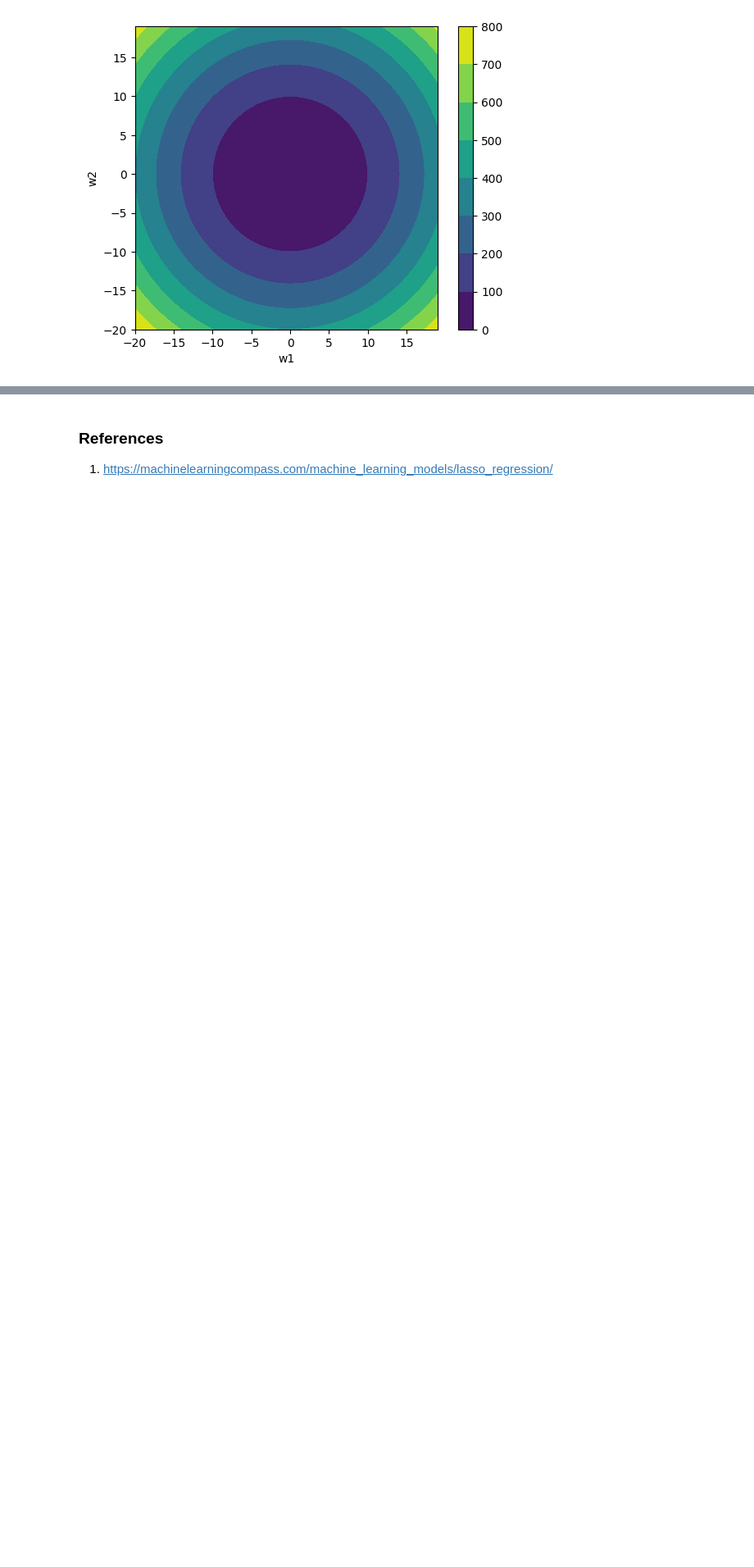
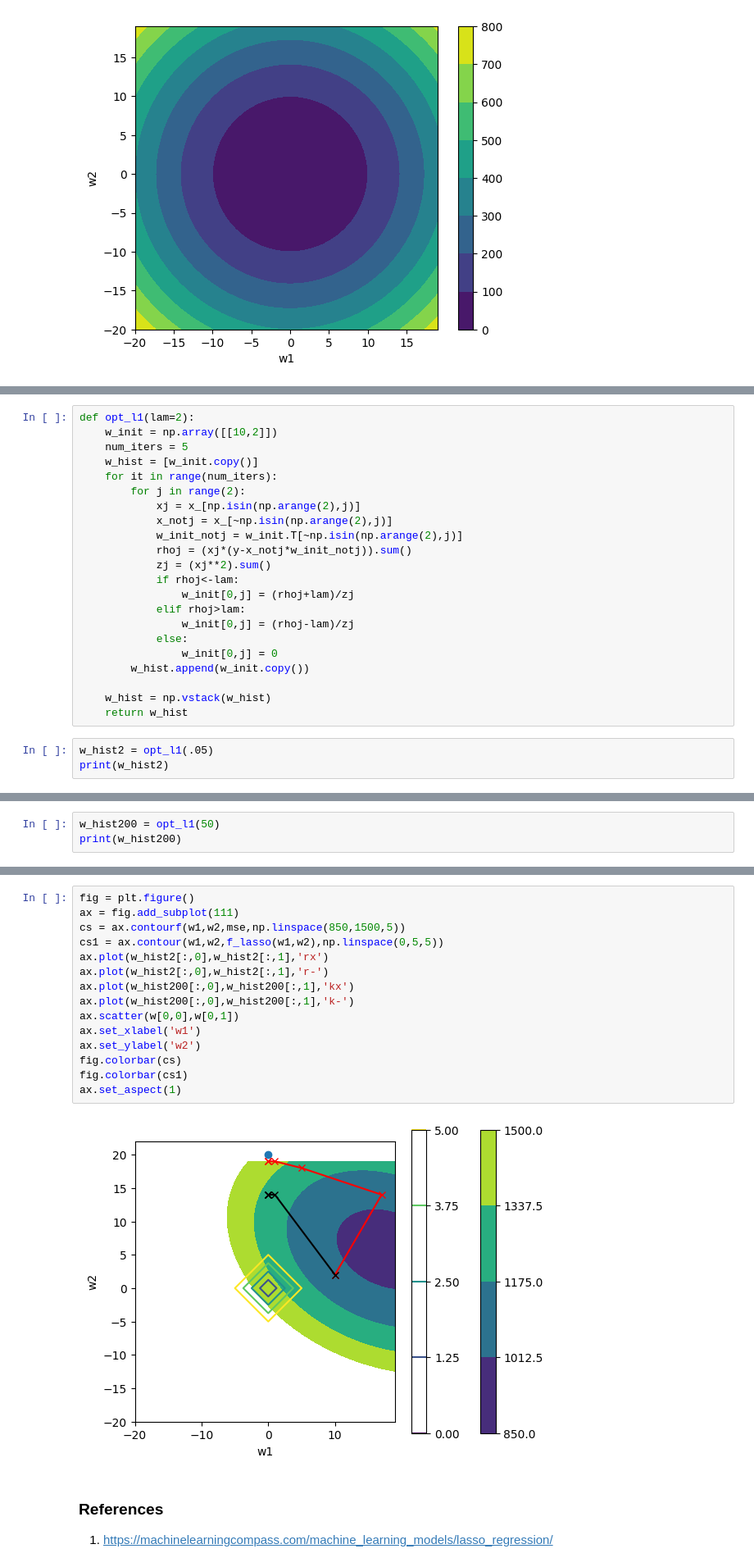
Before and after one commit to zcemycl/mlreading-hub, a Jupyter notebook: notes/ml/Lasso-Regression.ipynb, the cells around one changed output, grey strips where cells are left out. Shown at 82% size. Cells and saved outputs as stored; diff of their text form; blank space fills up the shorter version.

Commit message:
update lasso coordinate descent

```diff
--- a/notes/ml/Lasso-Regression.ipynb
+++ b/notes/ml/Lasso-Regression.ipynb
@@ -127,0 +147,25 @@ ax.set_aspect(1)
+# %%
+def opt_l1(lam=2):
+    w_init = np.array([[10,2]])
+    num_iters = 5
+    w_hist = [w_init.copy()]
+    for it in range(num_iters):
+        for j in range(2):
+            xj = x_[np.isin(np.arange(2),j)]
+            x_notj = x_[~np.isin(np.arange(2),j)]
+            w_init_notj = w_init.T[~np.isin(np.arange(2),j)]
+            rhoj = (xj*(y-x_notj*w_init_notj)).sum()
+            zj = (xj**2).sum()
+            if rhoj<-lam:
+                w_init[0,j] = (rhoj+lam)/zj
+            elif rhoj>lam:
+                w_init[0,j] = (rhoj-lam)/zj
+            else:
+                w_init[0,j] = 0
+        w_hist.append(w_init.copy())
+
+    w_hist = np.vstack(w_hist)
+    return w_hist
+# %%
+w_hist2 = opt_l1(.05)
+print(w_hist2)
@@ -127,0 +179,3 @@ ax.set_aspect(1)
+# %%
+w_hist200 = opt_l1(50)
+print(w_hist200)
@@ -128,3 +189,20 @@ ax.set_aspect(1)
+# %%
+fig = plt.figure()
+ax = fig.add_subplot(111)
+cs = ax.contourf(w1,w2,mse,np.linspace(850,1500,5))
+cs1 = ax.contour(w1,w2,f_lasso(w1,w2),np.linspace(0,5,5))
+ax.plot(w_hist2[:,0],w_hist2[:,1],'rx')
+ax.plot(w_hist2[:,0],w_hist2[:,1],'r-')
+ax.plot(w_hist200[:,0],w_hist200[:,1],'kx')
+ax.plot(w_hist200[:,0],w_hist200[:,1],'k-')
+ax.scatter(w[0,0],w[0,1])
+ax.set_xlabel('w1')
+ax.set_ylabel('w2')
+fig.colorbar(cs)
+fig.colorbar(cs1)
+ax.set_aspect(1)
+# %% [output]
+[figure, added]
 # %% [markdown]
 ### References
 1. https://machinelearningcompass.com/machine_learning_models/lasso_regression/
```
Also changed, not shown: parts of 11 cells of this notebook, 1 other file.
